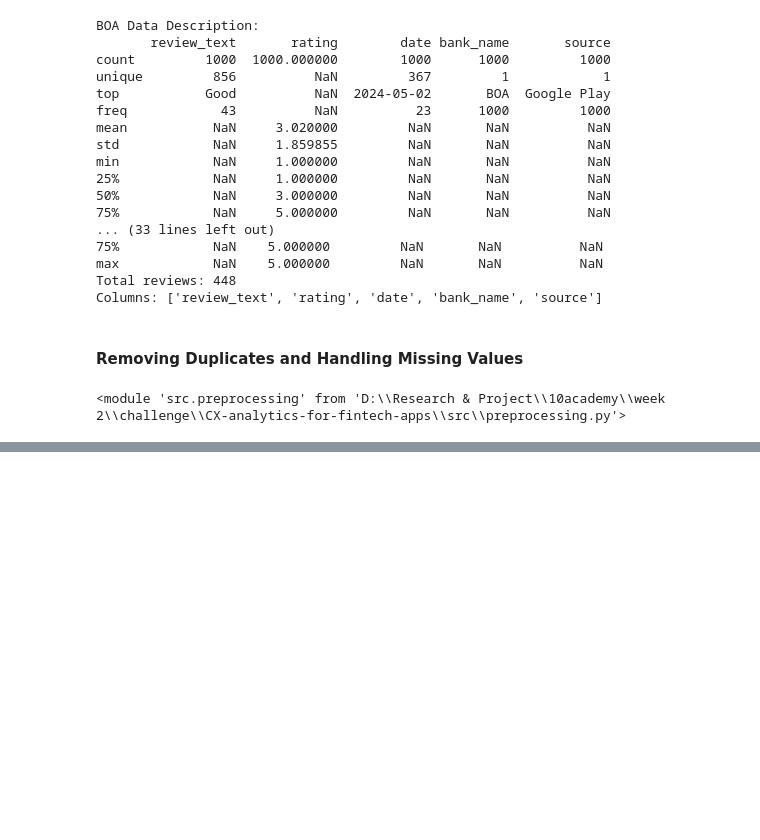
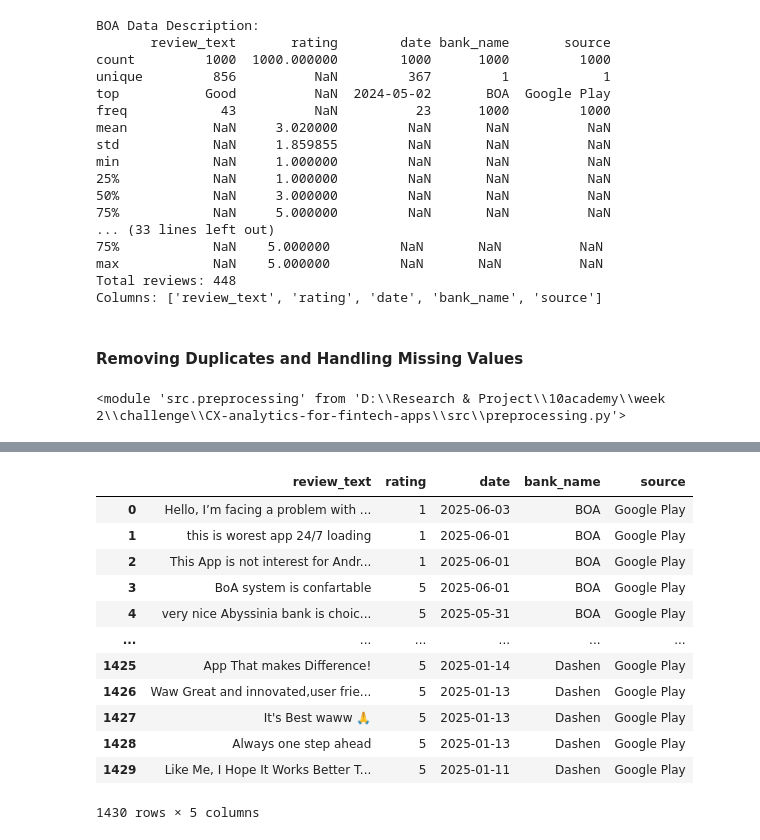
Before and after one commit to chalasimon/CX-analytics-for-fintech-apps, a Jupyter notebook: notebooks/task1.ipynb, the cells around one changed output, grey strips where cells are left out. Saved outputs shown, nothing was run; the diff lists cells and outputs as text; code cells hidden in the pictures; blank space fills up the shorter version.

Commit message:
feat: preprocessing is done

```diff
--- a/notebooks/task1.ipynb
+++ b/notebooks/task1.ipynb
@@ -31,9 +32,10 @@ banks = {
 # %%
 # Loop through each bank and scrape
 for app_id, bank_name in banks.items():
+    num_reviews = 1000  # Number of reviews to scrape
     print(f"Scraping for: {bank_name}")
     scraper = PlayStoreScraper(app_id)
-    reviews = scraper.get_reviews(num_reviews=1000)  # or 4000 as needed
+    reviews = scraper.get_reviews(num_reviews=num_reviews)
     scraper.save_reviews_to_csv(reviews, bank_name)
     print(f"Done scraping for: {bank_name}\n")
 # %% [output]
@@ -125,3 +127,41 @@ import src.preprocessing
 reload(src.preprocessing)
 # %% [output]
 <module 'src.preprocessing' from 'D:\\Research & Project\\10academy\\week 2\\challenge\\CX-analytics-for-fintech-apps\\src\\preprocessing.py'>
+# %%
+
+# Define input/output directories
+processed_data_dir = '../data/processed'
+os.makedirs(processed_data_dir, exist_ok=True)
+# %%
+# preprocess each bank's reviews
+# store in single df
+
+!python -m spacy download en_core_web_sm # Ensure spaCy model is downloaded to remove non-English reviews
+
+# To hold all preprocessed DataFrames
+all_preprocessed_dfs = []
+for bank_name, df in bank_reviews.items():
+    print(f"Preprocessing data for {bank_name}...")
+    preprocessor = Preprocessor(df)
+    preprocessed_df = (
+        preprocessor.remove_duplicates()
+        .handle_missing_values()
+        .remove_non_english_reviews()
+        .get_processed_data()
+    )
+
+
+
+    # Save the preprocessed data
+    output_file = os.path.join(processed_data_dir, f"{bank_name}_preprocessed.csv")
+    preprocessed_df.to_csv(output_file, index=False)
+    print(f"Saved preprocessed data for {bank_name} to {output_file}\n")
+
+    # Append to the list of all preprocessed DataFrames
+    all_preprocessed_dfs.append(preprocessed_df)
+# Combine all preprocessed DataFrames into a single DataFrame
+combined_df = pd.concat(all_preprocessed_dfs, ignore_index=True)
+# Save the combined DataFrame
+combined_output_file = os.path.join(processed_data_dir, "combined_preprocessed.csv")
+combined_df.to_csv(combined_output_file, index=False)
+print(f"Saved combined preprocessed data to {combined_output_file}\n")
@@ -127,0 +184,16 @@ reload(src.preprocessing)
+# %%
+combined_df
+# %% [output]
+|  | review_text | rating | date | bank_name | source |
+| 0 | Hello, I’m facing a problem with ... | 1 | 2025-06-03 | BOA | Google Play |
+| 1 | this is worest app 24/7 loading | 1 | 2025-06-01 | BOA | Google Play |
+| 2 | This App is not interest for Andr... | 1 | 2025-06-01 | BOA | Google Play |
+| 3 | BoA system is confartable | 5 | 2025-06-01 | BOA | Google Play |
+| 4 | very nice Abyssinia bank is choic... | 5 | 2025-05-31 | BOA | Google Play |
+| ... | ... | ... | ... | ... | ... |
+| 1425 | App That makes Difference! | 5 | 2025-01-14 | Dashen | Google Play |
+| 1426 | Waw Great and innovated,user frie... | 5 | 2025-01-13 | Dashen | Google Play |
+| 1427 | It's Best waww 🙏 | 5 | 2025-01-13 | Dashen | Google Play |
+| 1428 | Always one step ahead | 5 | 2025-01-13 | Dashen | Google Play |
+| 1429 | Like Me, I Hope It Works Better T... | 5 | 2025-01-11 | Dashen | Google Play |
+1430 rows × 5 columns
```
Also changed, not shown: parts of 4 cells of this notebook, 2 other files.
